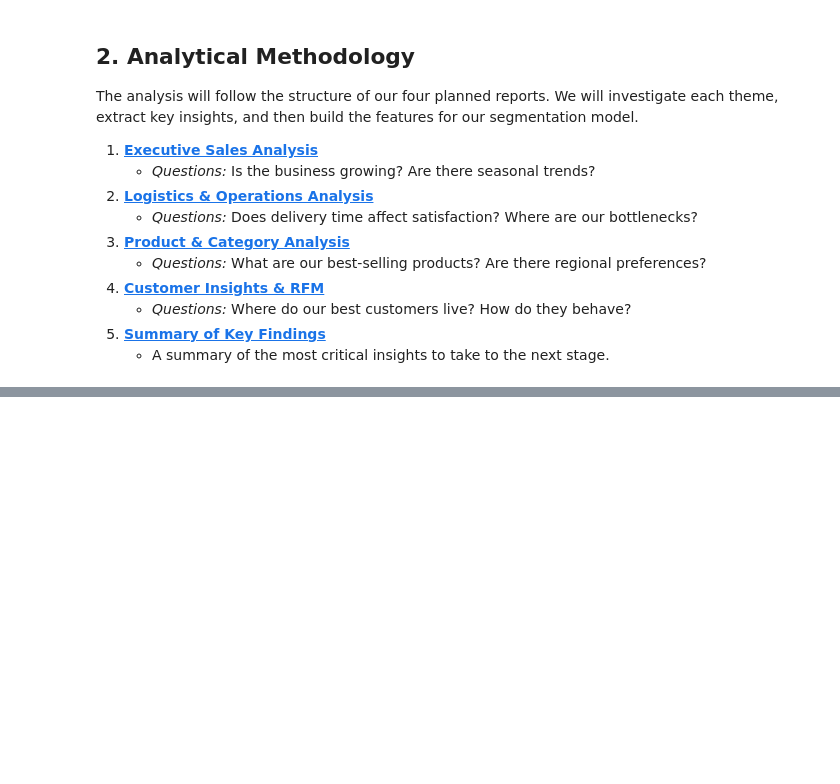
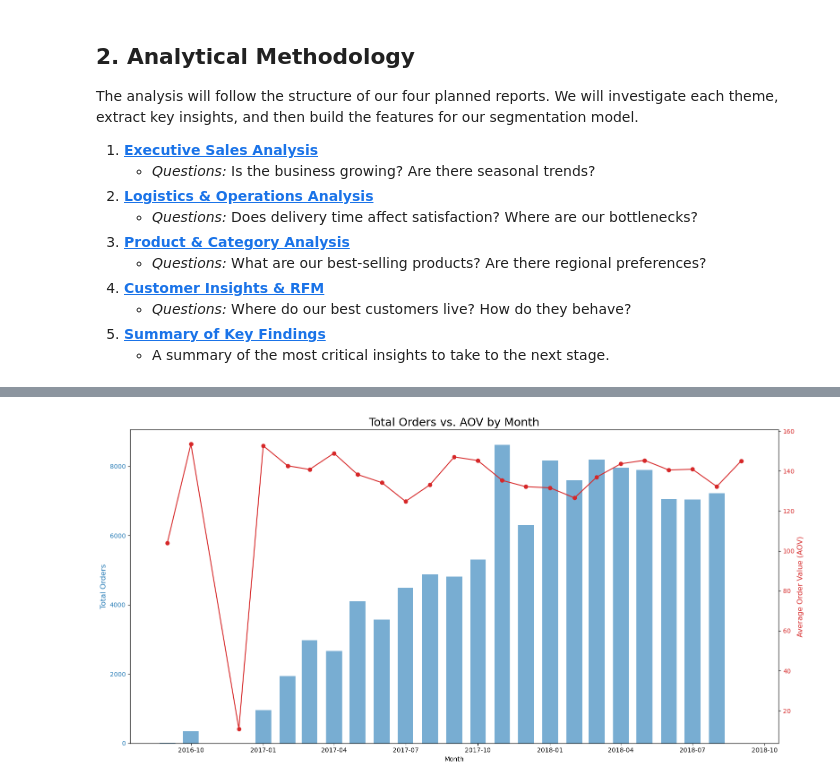
Before and after one commit to Lily-ThuPham/ECommerce-Analytics-CustomerSegmentation-Report, a Jupyter notebook: code/EDA.ipynb, the cells around one changed output, grey strips where cells are left out. Saved outputs shown, nothing was run; the diff lists cells and outputs as text; code cells hidden in the pictures; blank space fills up the shorter version.

```diff
--- a/code/EDA.ipynb
+++ b/code/EDA.ipynb
@@ -105,0 +250,24 @@ load the main `fact_orders` table to analyze overall sales performance.
+# %%
+# Create a dual-axis chart
+# Initiate subplot
+fig, ax1 = plt.subplots(figsize=(16,8))
+
+# Plot Total Orders
+ax1.set_title('Total Orders vs. AOV by Month',fontsize = 18)
+ax1.set_xlabel('Month')
+ax1.set_ylabel('Total Orders', color = 'tab:blue',fontsize = 12)
+
+# Plot as a bar chart
+ax1.bar(df_monthly_order['purchase_month'], df_monthly_order['total_order'], alpha=0.6,label='Total Orders',width = 20)
+ax1.tick_params(axis='y', labelcolor='tab:blue')
+
+# Plot the second Y-axis with AOV
+ax2 = ax1.twinx()
+ax2.set_ylabel('Average Order Value (AOV)', color = 'tab:red',fontsize = 12)
+ax2.plot(df_monthly_order['purchase_month'], df_monthly_order['aov'], color='tab:red',marker='o',label='AOV')
+ax2.tick_params(axis='y', labelcolor='tab:red')
+
+fig.tight_layout()
+plt.show()
+# %% [output]
+[figure, added]
```
Also changed, not shown: parts of 19 cells of this notebook, 1 other file.
